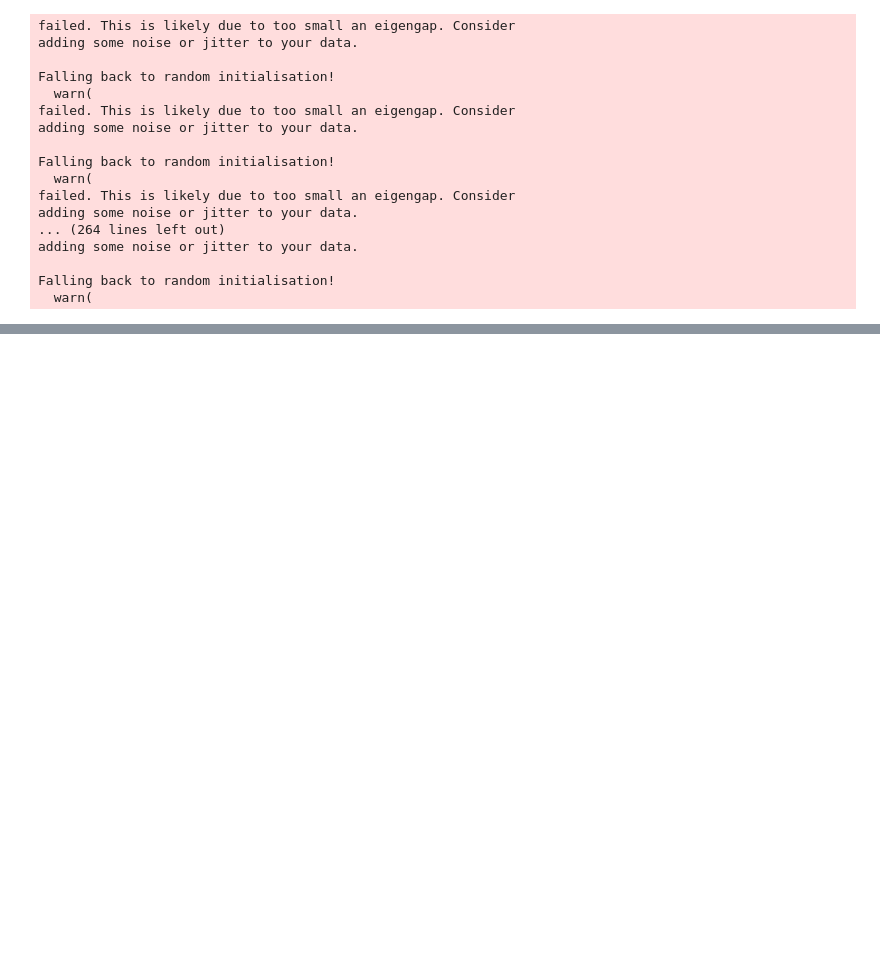
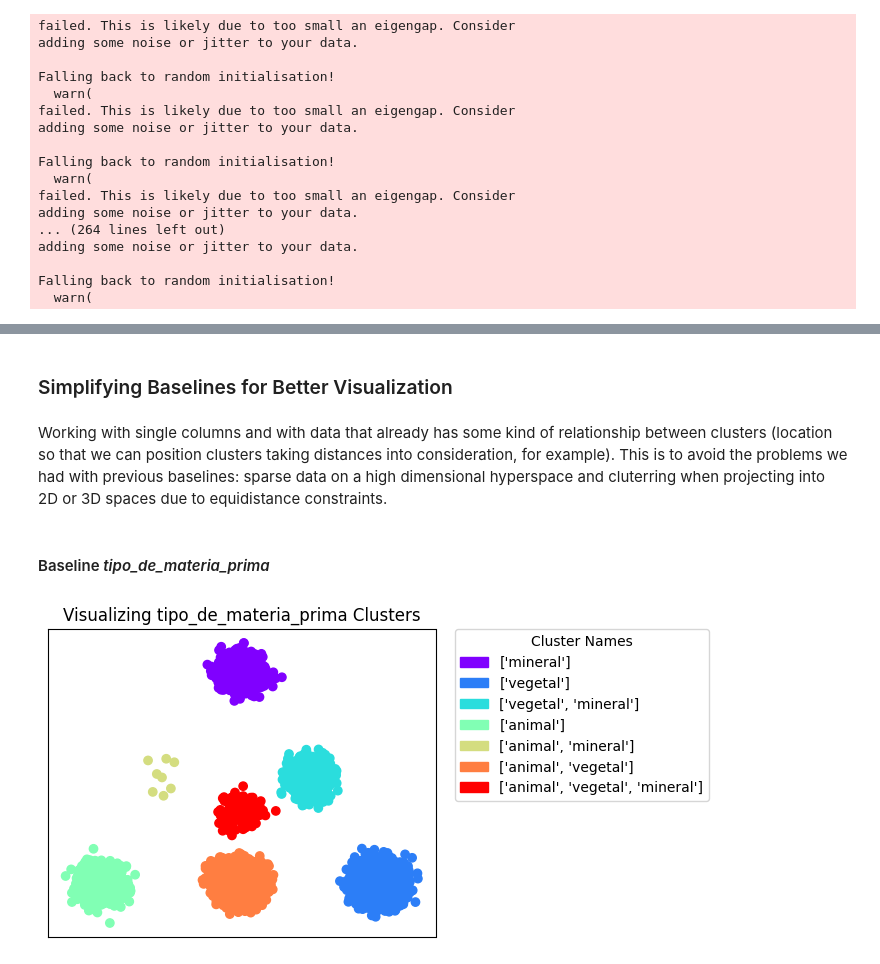
Before and after one commit to Luizerko/indigenous_clusters_and_communities, a Jupyter notebook: indigenous_project/tainacan_collection/baseline_clustering.ipynb, the cells around one changed output, grey strips where cells are left out. Saved outputs shown, nothing was run; the diff lists cells and outputs as text; code cells hidden in the pictures; blank space fills up the shorter version.

Commit message:
Developed another (even more basic) clustering baseline approach and fixed a bunch of bugs on the visualization tool.

```diff
--- a/indigenous_project/tainacan_collection/baseline_clustering.ipynb
+++ b/indigenous_project/tainacan_collection/baseline_clustering.ipynb
@@ -383,3 +385,9 @@ datapoints_proj_trimap = normalize(datapoints_proj_trimap)
 visualization_df = pd.DataFrame(index=ind_df.index, data={'x': datapoints_proj_trimap[:, 0], \
                                  'y': datapoints_proj_trimap[:, 1],'cluster': clusters})
 visualization_df.to_csv('data/clusters/categoria_materia_prima_kmodes_trimap_2d.csv')
+# %% [markdown]
+### Simplifying Baselines for Better Visualization
+# %% [markdown]
+Working with single columns and with data that already has some kind of relationship between clusters (location so that we can position clusters taking distances into consideration, for example). This is to avoid the problems we had with previous baselines: sparse data on a high dimensional hyperspace and cluterring when projecting into 2D or 3D spaces due to equidistance constraints.
+# %% [markdown]
+#### Baseline *tipo_de_materia_prima*
@@ -385,0 +420,34 @@ visualization_df.to_csv('data/clusters/categoria_materia_prima_kmodes_trimap_2d.
+# %%
+# Creating dataframe and saving for visualization tool
+visualization_df = pd.DataFrame(index=indices, data={'x': pos_xy[:, 0], \
+                                                     'y': pos_xy[:, 1], 'cluster': clusters,\
+                                                     'cluster_names': cluster_names})
+visualization_df.index.name='id'
+visualization_df.to_csv('data/clusters/tipo_materia_prima_baseline.csv')
+
+# Handling plot legend
+import matplotlib.patches as mpatches
+
+unique_cluster_ids = np.unique(clusters)
+unique_cluster_names = [cluster_names[np.where(clusters == cluster_id)[0][0]] \
+                        for cluster_id in unique_cluster_ids]
+colors = plt.cm.rainbow(np.linspace(0, 1, len(unique_cluster_ids)))
+cluster_color_map = {cluster_id: color \
+                     for cluster_id, color in zip(unique_cluster_ids, colors)}
+legend_handles = [mpatches.Patch(color=cluster_color_map[cluster_id], label=name)
+                  for cluster_id, name in zip(unique_cluster_ids, unique_cluster_names)]
+
+# Plotting for quick analyses
+plt.figure(figsize=(5, 4))
+plt.scatter(pos_xy[:, 0], pos_xy[:, 1], \
+            c=[cluster_color_map[cluster_id] for cluster_id in clusters])
+plt.title(f"Visualizing tipo_de_materia_prima Clusters")
+plt.xlabel("")
+plt.ylabel("")
+plt.xticks([])
+plt.yticks([])
+plt.legend(handles=legend_handles, title='Cluster Names', bbox_to_anchor=(1.05, 1),\
+           loc='upper left', borderaxespad=0.)
+plt.show()
+# %% [output]
+[figure, added]
```
Also changed, not shown: parts of 6 cells of this notebook, 2 other files.
